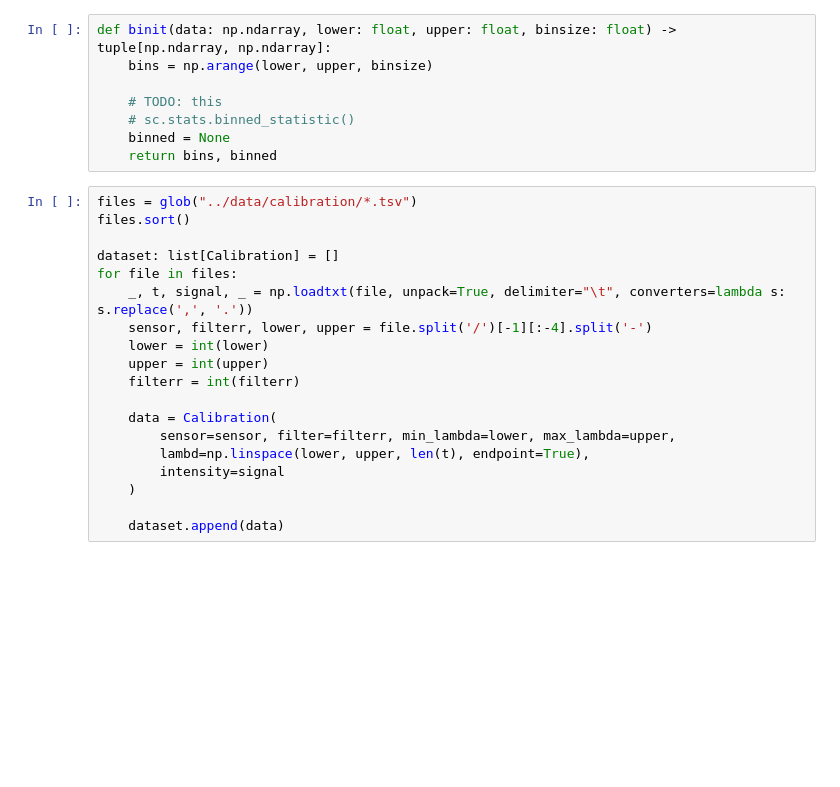
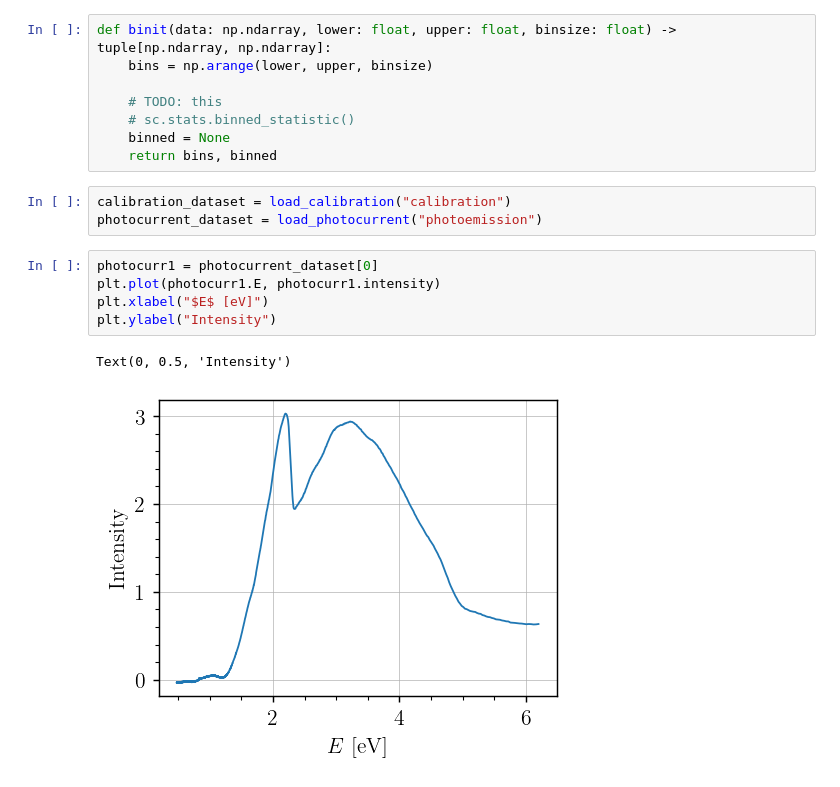
Before and after one commit to TomVdt/TPIII, a Jupyter notebook: 06-photoemission-interne/analyse/exp2_calibration.ipynb, the cells around one changed output. Drawn from its saved outputs; the diff is of its cells as text; blank space fills up the shorter version.

Commit message:
Easier data loading

```diff
--- a/06-photoemission-interne/analyse/exp2_calibration.ipynb
+++ b/06-photoemission-interne/analyse/exp2_calibration.ipynb
@@ -32,22 +32,14 @@ def binit(data: np.ndarray, lower: float, upper: float, binsize: float) -> tuple
     # sc.stats.binned_statistic()
     binned = None
     return bins, binned
-# %%
-files = glob("../data/calibration/*.tsv")
-files.sort()
-
-dataset: list[Calibration] = []
-for file in files:
-    _, t, signal, _ = np.loadtxt(file, unpack=True, delimiter="\t", converters=lambda s: s.replace(',', '.'))
-    sensor, filterr, lower, upper = file.split('/')[-1][:-4].split('-')
-    lower = int(lower)
-    upper = int(upper)
-    filterr = int(filterr)
-
-    data = Calibration(
-        sensor=sensor, filter=filterr, min_lambda=lower, max_lambda=upper,
-        lambd=np.linspace(lower, upper, len(t), endpoint=True),
-        intensity=signal
-    )
-
-    dataset.append(data)
+# %%
+calibration_dataset = load_calibration("calibration")
+photocurrent_dataset = load_photocurrent("photoemission")
+# %%
+photocurr1 = photocurrent_dataset[0]
+plt.plot(photocurr1.E, photocurr1.intensity)
+plt.xlabel("$E$ [eV]")
+plt.ylabel("Intensity")
+# %% [output]
+Text(0, 0.5, 'Intensity')
+[figure, added]
```
Also changed, not shown: parts of 3 cells of this notebook, 3 other files.
